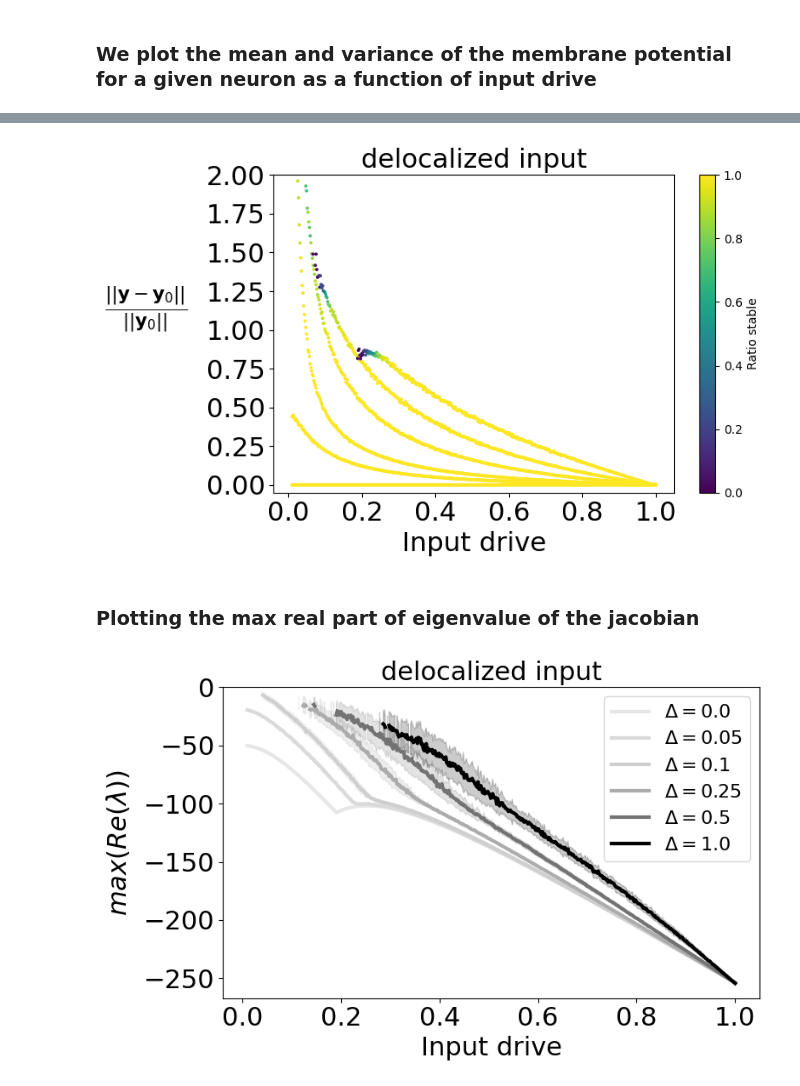
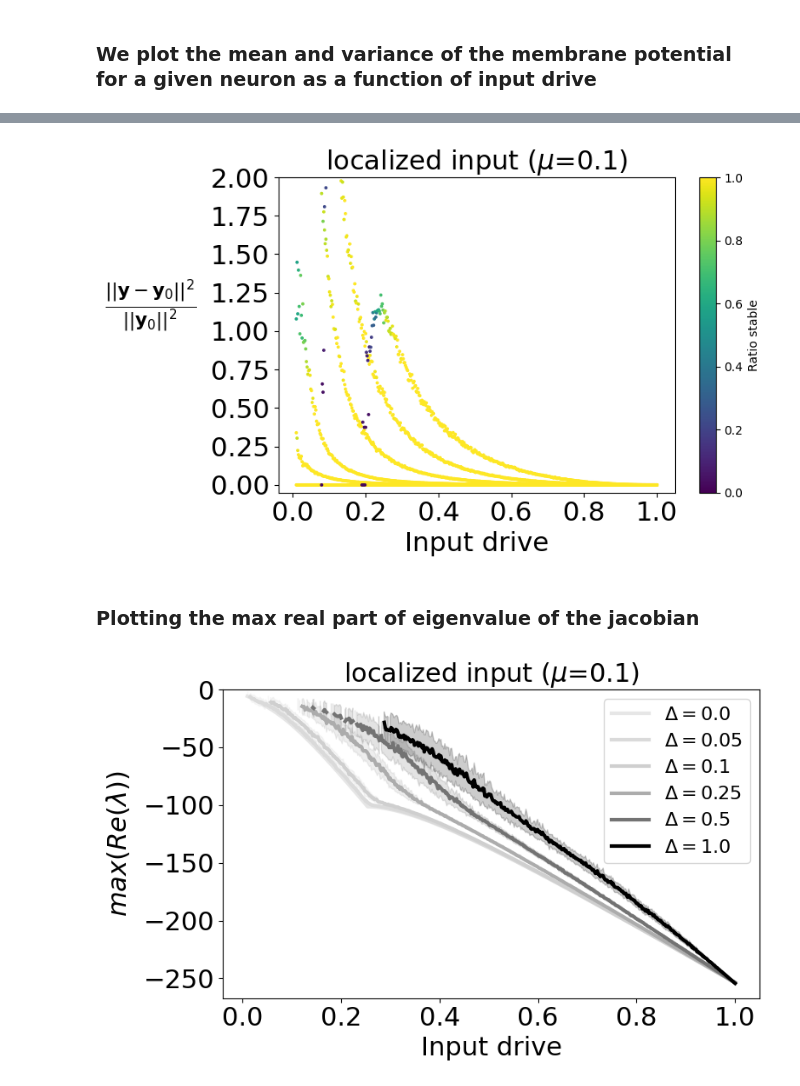
Before and after one commit to shivangrawat/perturbed_organics, a Jupyter notebook: examples/plot_lines.ipynb, the cells around one changed output, grey strips where cells are left out. Drawn from its saved outputs; the diff is of its cells as text; code cells hidden in the pictures.

```diff
--- a/examples/plot_lines.ipynb
+++ b/examples/plot_lines.ipynb
@@ -76,3 +84,5 @@ norm_fp_y_dict = all_data['norm_fixed_point_y']
 eigvals_dict = all_data['eigvals_J']
 # %% [markdown]
 ### We plot the mean and variance of the membrane potential for a given neuron as a function of input drive
+# %%
+idx = 0  # index of the neuron to plot the vals for
@@ -79,11 +177,11 @@ eigvals_dict = all_data['eigvals_J']
 # %%
 plt.figure(figsize=(8, 5))
 
-idx = N // 2 # index of the neuron to plot the vals for
+idx = 0 # index of the neuron to plot the vals for
 
 # Get all the delta values and sort them (assuming they are numeric)
 # delta_keys = sorted(actual_fp_y_dict.keys())
-delta_keys = [0.0, 0.05]
+delta_keys = [0.05, 0.1, 1.0]
 min_delta = min(delta_keys)
 max_delta = max(delta_keys)
 
@@ -91,7 +189,7 @@ for i, delta_val in enumerate(delta_keys):
     actual_fp_y = actual_fp_y_dict[delta_val]
     norm_fixed_point_y = norm_fp_y_dict[delta_val]
 
-    y_val = actual_fp_y[:, :, :, idx]
+    y_val = actual_fp_y[:, :, :, idx] - norm_fixed_point_y[:, :, :, idx]
 
     # y_ratio_mean = torch.mean(y_ratio, dim=2)
     y_val_mean = torch.nanmean(y_val, dim=2)
@@ -103,10 +201,8 @@ for i, delta_val in enumerate(delta_keys):
     plt.fill_between(input_range, y_val_mean[0, :] - y_val_std[0, :], y_val_mean[0, :] + y_val_std[0, :], alpha=0.2, color=plt.cm.viridis(i / len(delta_keys)))
 
 plt.xlabel('Input drive', fontsize=22)
-plt.ylabel(r"$y$", fontsize=22, rotation=0, labelpad=10)
-plt.title(f"{input_type} input", fontsize=22)
-# plot x axis logscale
-plt.xscale('log')
+plt.ylabel(r"$y - y_0$", fontsize=22, rotation=0, labelpad=40)
+plt.title(f"{input_type} input ($\mu$={mu})", fontsize=22)
 # plt.ylim([-0.05, 2])
 plt.legend(fontsize=16)
 plt.xticks(fontsize=22)
@@ -171,12 +310,15 @@ max_delta = max(delta_keys)
 
 for delta_val in delta_keys:
     actual_fp_y = actual_fp_y_dict[delta_val]
-    norm_fixed_point_y = norm_fp_y_dict[delta_val]
-    y_ratio = torch.norm(norm_fixed_point_y - actual_fp_y, dim=3) / torch.norm(norm_fixed_point_y, dim=3)
-    # y_ratio_mean = torch.mean(y_ratio, dim=2)
+    avg_actual_fp_y = torch.nanmean(actual_fp_y, dim=2, keepdim=True)
+
+    y1_squared_norm = torch.norm(avg_actual_fp_y - actual_fp_y, dim=3) ** 2
+    y0_squared_norm = torch.norm(avg_actual_fp_y, dim=3) ** 2
+
+    y_ratio = y1_squared_norm / y0_squared_norm
     y_ratio_mean = torch.nanmean(y_ratio, dim=2)
+    y_ratio_std = torch.std(y_ratio, dim=2)
 
-    y_ratio_std = torch.std(y_ratio, dim=2)
 
     # Normalize delta_val to the range [0, 1]
     if max_delta > min_delta:
@@ -198,9 +340,9 @@ for delta_val in delta_keys:
 
 
 plt.xlabel('Input drive', fontsize=22)
-plt.ylabel(r"$\frac{||\mathbf{y}-\mathbf{y}_0||}{||\mathbf{y}_0||}$", fontsize=22, rotation=0, labelpad=50)
-plt.title(f"{input_type} input", fontsize=22)
-plt.ylim([-0.05, 1])
+plt.ylabel(r"$\frac{||\mathbf{y}-\mathbf{y}_0||^2}{||\mathbf{y}_0||^2}$", fontsize=22, rotation=0, labelpad=50)
+plt.title(f"{input_type} input ($\mu$={mu})", fontsize=22)
+# plt.ylim([-0.05, 1])
 plt.legend(fontsize=16)
 plt.xticks(fontsize=22)
 plt.yticks(fontsize=22)
@@ -211,32 +353,36 @@ plt.show()
 # %%
 plt.figure(figsize=(8, 5))
 
 # Get all the delta values and sort them (assuming they are numeric)
 delta_keys = sorted(actual_fp_y_dict.keys())
 
 for i, delta_val in enumerate(delta_keys):
     actual_fp_y = actual_fp_y_dict[delta_val]
-    norm_fixed_point_y = norm_fp_y_dict[delta_val]
-    y_ratio = torch.norm(norm_fixed_point_y - actual_fp_y, dim=3) / torch.norm(norm_fixed_point_y, dim=3)
-    ratio_stable = torch.sum(~torch.isnan(y_ratio), dim=2) / num_trials
+    avg_actual_fp_y = torch.nanmean(actual_fp_y, dim=2, keepdim=True)
 
+    y1_squared_norm = torch.norm(avg_actual_fp_y - actual_fp_y, dim=3) ** 2
+    y0_squared_norm = torch.norm(avg_actual_fp_y, dim=3) ** 2
+
+    y_ratio = y1_squared_norm / y0_squared_norm
     # y_ratio_mean = torch.mean(y_ratio, dim=2)
     y_ratio_mean = torch.nanmean(y_ratio, dim=2)
+
+    ratio_stable = torch.sum(~torch.isnan(y_ratio), dim=2) / num_trials
 
     scatter = plt.scatter(input_range, y_ratio_mean[0, :], cmap='viridis', c=ratio_stable, vmin=0, vmax=1, s=3, marker='o')
 
 plt.xlabel('Input drive', fontsize=22)
-plt.ylabel(r"$\frac{||\mathbf{y}-\mathbf{y}_0||}{||\mathbf{y}_0||}$", fontsize=22, rotation=0, labelpad=50)
-plt.title(f"{input_type} input", fontsize=22)
+plt.ylabel(r"$\frac{||\mathbf{y}-\mathbf{y}_0||^2}{||\mathbf{y}_0||^2}$", fontsize=22, rotation=0, labelpad=50)
+plt.title(f"{input_type} input ($\mu$={mu})", fontsize=22)
 cbar = plt.colorbar(scatter)
 cbar.set_label('Ratio stable')
 plt.ylim([-0.05, 2])
 plt.xticks(fontsize=22)
 plt.yticks(fontsize=22)
 plt.tight_layout()
 plt.show()
 # %% [output]
-[figure, old version]
+[figure, new version]
 # %% [markdown]
 ### Plotting the max real part of eigenvalue of the jacobian
 # %%
@@ -277,7 +423,7 @@ for delta_val in delta_keys:
 
 plt.xlabel('Input drive', fontsize=22)
 plt.ylabel(f"$max(Re(\\lambda))$", fontsize=22, rotation=90, labelpad=10)
-plt.title(f"{input_type} input", fontsize=22)
+plt.title(f"{input_type} input ($\mu$={mu})", fontsize=22)
 plt.gca().set_ylim(top=0)
 plt.legend(fontsize=16)
 plt.xticks(fontsize=22)
@@ -285,7 +431,7 @@ plt.yticks(fontsize=22)
 plt.tight_layout()
 plt.show()
 # %% [output]
-[figure, old version]
+[figure, new version]
 # %%
 plt.figure(figsize=(8, 5))
 
```
Also changed, not shown: parts of 17 cells of this notebook, 4 other files.
